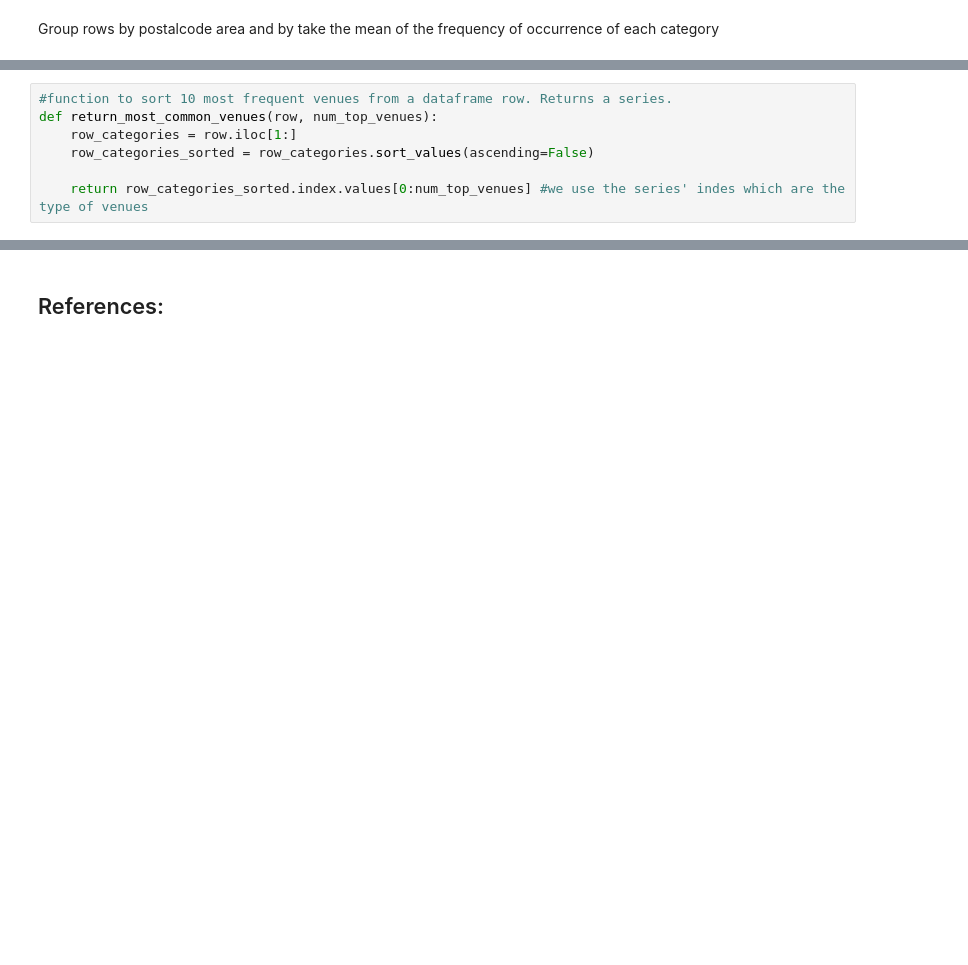
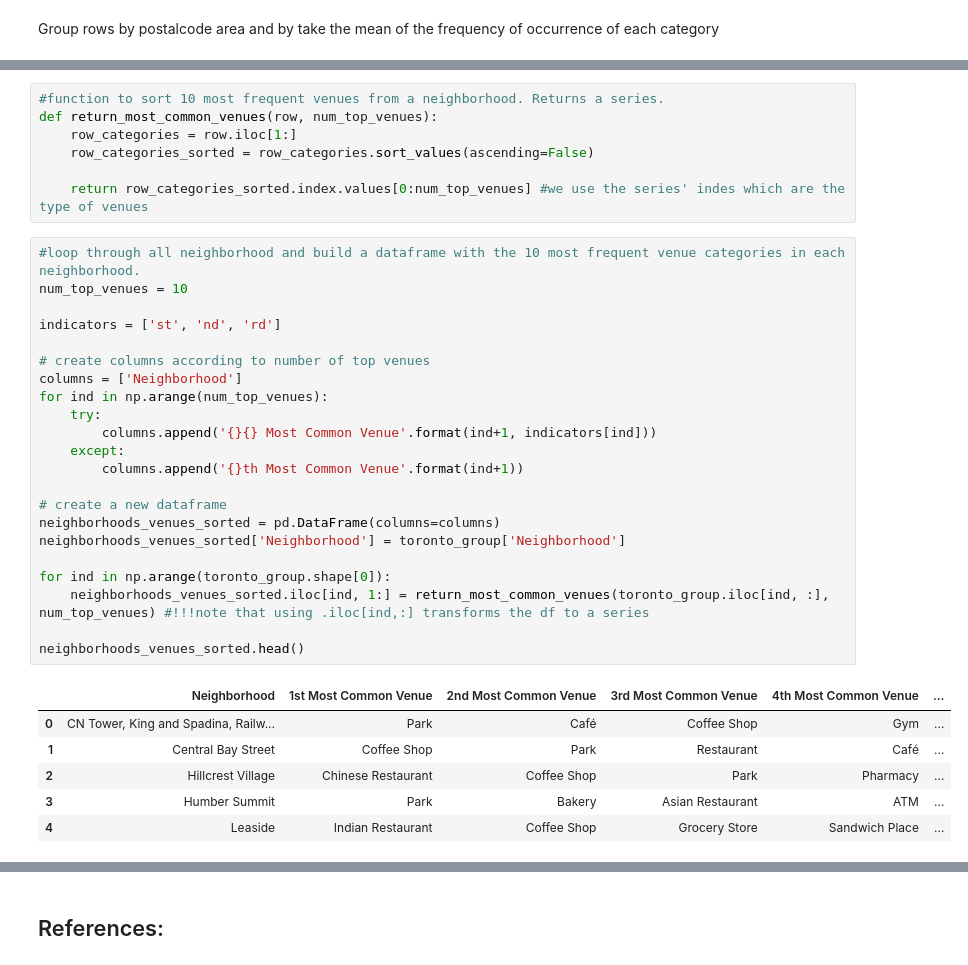
Before and after one commit to frafusaro/Coursera_Capstone, a Jupyter notebook: TorontoNeighborhoodSeg.ipynb, the cells around one changed output, grey strips where cells are left out. Saved outputs shown, nothing was run; the diff lists cells and outputs as text; blank space fills up the shorter version.

```diff
--- a/TorontoNeighborhoodSeg.ipynb
+++ b/TorontoNeighborhoodSeg.ipynb
@@ -509,7 +512,36 @@ Let's define the 10 most frequent categories for each postal code
 # %%
-#function to sort 10 most frequent venues from a dataframe row. Returns a series.
+#function to sort 10 most frequent venues from a neighborhood. Returns a series.
 def return_most_common_venues(row, num_top_venues):
     row_categories = row.iloc[1:]
     row_categories_sorted = row_categories.sort_values(ascending=False)
 
     return row_categories_sorted.index.values[0:num_top_venues] #we use the series' indes which are the type of venues
+# %%
+#loop through all neighborhood and build a dataframe with the 10 most frequent venue categories in each neighborhood.
+num_top_venues = 10
+
+indicators = ['st', 'nd', 'rd']
+
+# create columns according to number of top venues
+columns = ['Neighborhood']
+for ind in np.arange(num_top_venues):
+    try:
+        columns.append('{}{} Most Common Venue'.format(ind+1, indicators[ind]))
+    except:
+        columns.append('{}th Most Common Venue'.format(ind+1))
+
+# create a new dataframe
+neighborhoods_venues_sorted = pd.DataFrame(columns=columns)
+neighborhoods_venues_sorted['Neighborhood'] = toronto_group['Neighborhood']
+
+for ind in np.arange(toronto_group.shape[0]):
+    neighborhoods_venues_sorted.iloc[ind, 1:] = return_most_common_venues(toronto_group.iloc[ind, :], num_top_venues) #!!!note that using .iloc[ind,:] transforms the df to a series
+
+neighborhoods_venues_sorted.head()
+# %% [output]
+|  | Neighborhood | 1st Most Common Venue | 2nd Most Common Venue | 3rd Most Common Venue | 4th Most Common Venue | ... |
+| 0 | CN Tower, King and Spadina, Railw... | Park | Café | Coffee Shop | Gym | ... |
+| 1 | Central Bay Street | Coffee Shop | Park | Restaurant | Café | ... |
+| 2 | Hillcrest Village | Chinese Restaurant | Coffee Shop | Park | Pharmacy | ... |
+| 3 | Humber Summit | Park | Bakery | Asian Restaurant | ATM | ... |
+| 4 | Leaside | Indian Restaurant | Coffee Shop | Grocery Store | Sandwich Place | ... |
```
Also changed, not shown: parts of 29 cells of this notebook.
